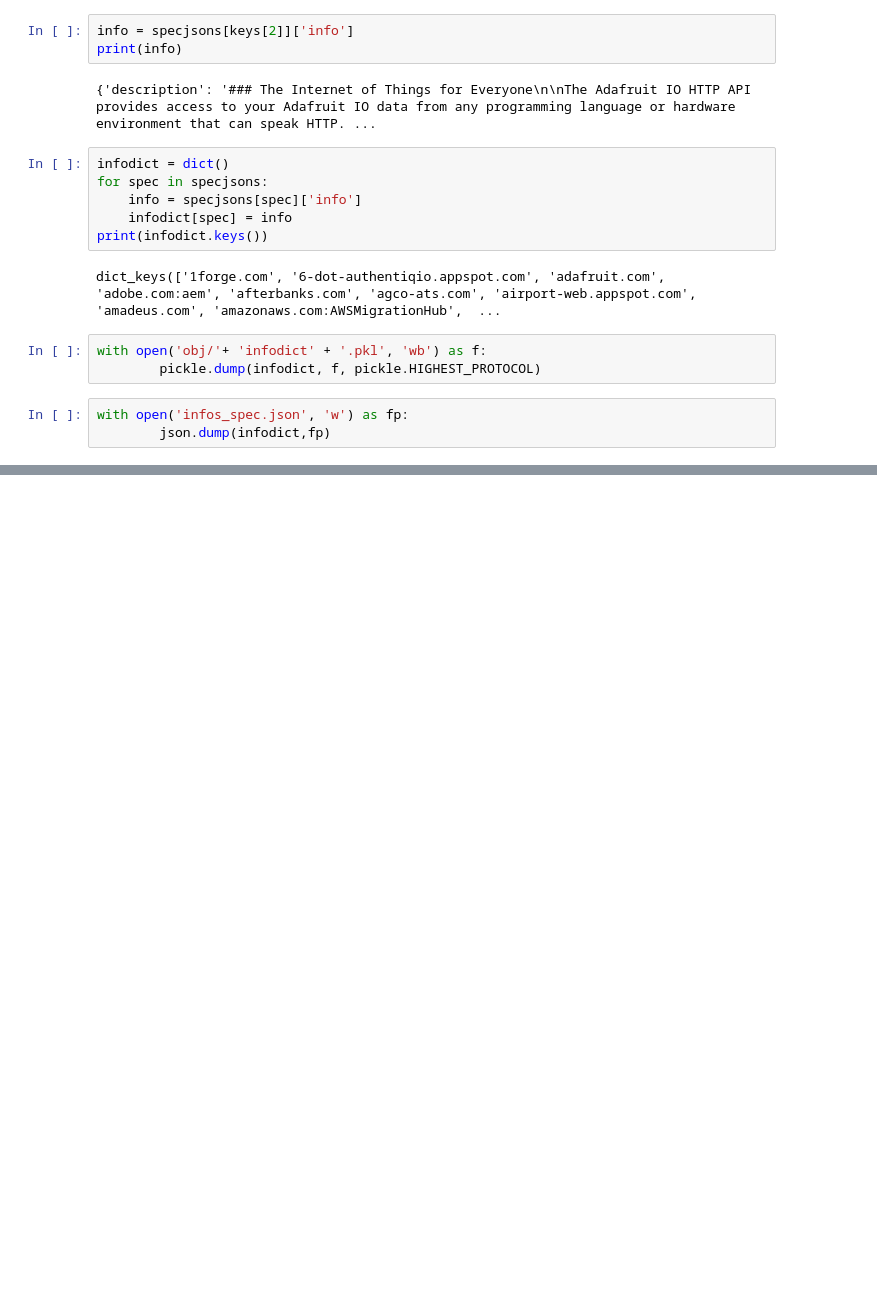
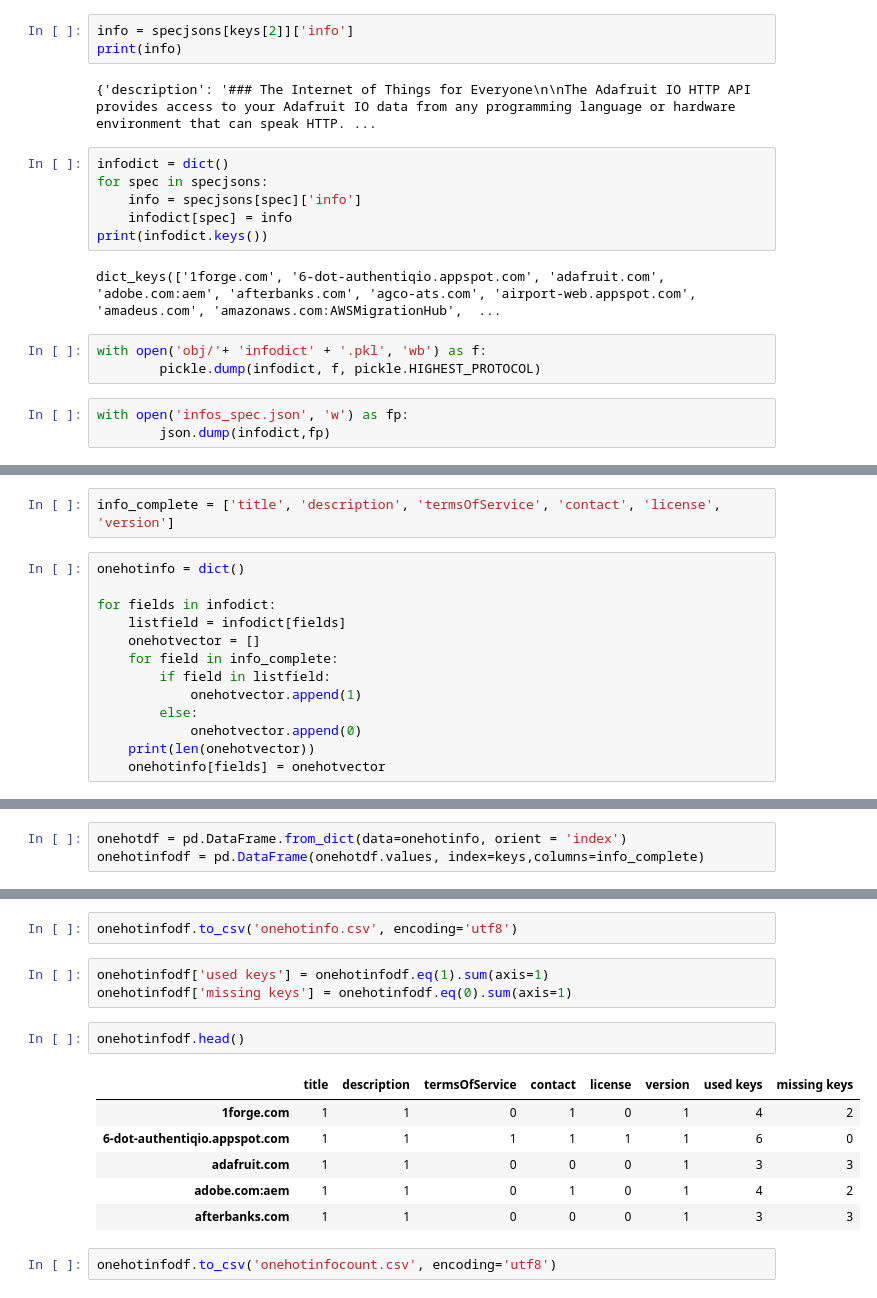
Before and after one commit to pmanlukas/thesisdata, a Jupyter notebook: info.ipynb, the cells around one changed output, grey strips where cells are left out. Drawn from its saved outputs; the diff is of its cells as text; blank space fills up the shorter version.

Commit message:
onehot of info

```diff
--- a/info.ipynb
+++ b/info.ipynb
@@ -38,0 +47,15 @@ with open('infos_spec.json', 'w') as fp:
+# %%
+info_complete = ['title', 'description', 'termsOfService', 'contact', 'license', 'version']
+# %%
+onehotinfo = dict()
+
+for fields in infodict:
+    listfield = infodict[fields]
+    onehotvector = []
+    for field in info_complete:
+        if field in listfield:
+            onehotvector.append(1)
+        else:
+            onehotvector.append(0)
+    print(len(onehotvector))
+    onehotinfo[fields] = onehotvector
@@ -38,0 +84,3 @@ with open('infos_spec.json', 'w') as fp:
+# %%
+onehotdf = pd.DataFrame.from_dict(data=onehotinfo, orient = 'index')
+onehotinfodf = pd.DataFrame(onehotdf.values, index=keys,columns=info_complete)
@@ -38,0 +96,16 @@ with open('infos_spec.json', 'w') as fp:
+# %%
+onehotinfodf.to_csv('onehotinfo.csv', encoding='utf8')
+# %%
+onehotinfodf['used keys'] = onehotinfodf.eq(1).sum(axis=1)
+onehotinfodf['missing keys'] = onehotinfodf.eq(0).sum(axis=1)
+# %%
+onehotinfodf.head()
+# %% [output]
+|  | title | description | termsOfService | contact | license | version | used keys | missing keys |
+| 1forge.com | 1 | 1 | 0 | 1 | 0 | 1 | 4 | 2 |
+| 6-dot-authentiqio.appspot.com | 1 | 1 | 1 | 1 | 1 | 1 | 6 | 0 |
+| adafruit.com | 1 | 1 | 0 | 0 | 0 | 1 | 3 | 3 |
+| adobe.com:aem | 1 | 1 | 0 | 1 | 0 | 1 | 4 | 2 |
+| afterbanks.com | 1 | 1 | 0 | 0 | 0 | 1 | 3 | 3 |
+# %%
+onehotinfodf.to_csv('onehotinfocount.csv', encoding='utf8')
```
Also changed, not shown: parts of 5 cells of this notebook, 2 other files.
